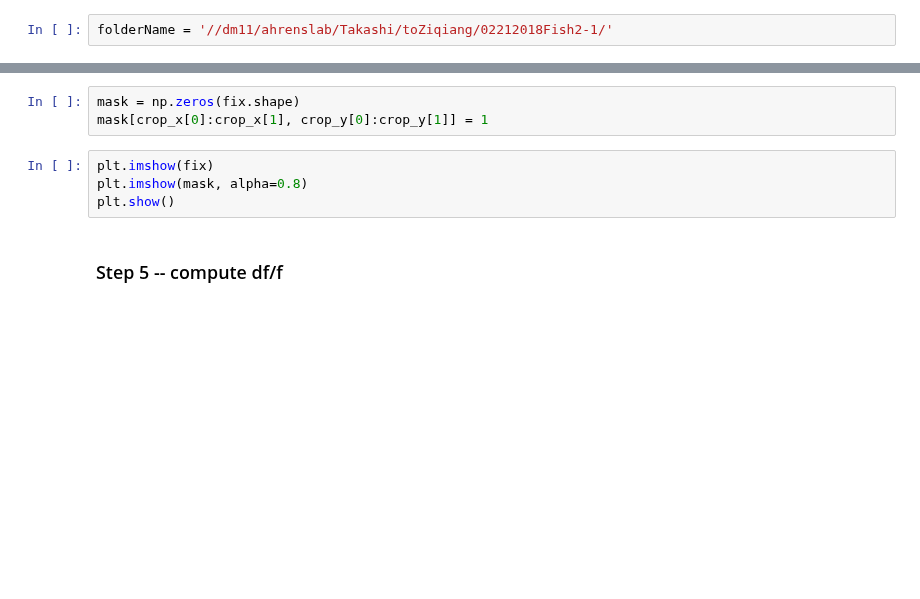
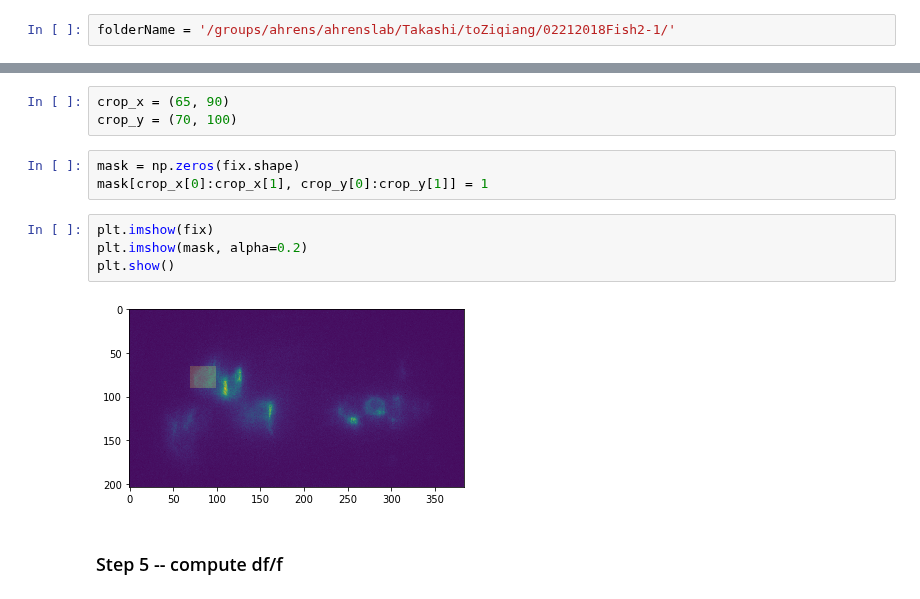
Before and after one commit to zqwei/fish_processing, a Jupyter notebook: notebooks/pixelNoise_motionCorrection.ipynb, the cells around one changed output, grey strips where cells are left out. Drawn from its saved outputs; the diff is of its cells as text; blank space fills up the shorter version.

```diff
--- a/notebooks/pixelNoise_motionCorrection.ipynb
+++ b/notebooks/pixelNoise_motionCorrection.ipynb
@@ -13,7 +16,7 @@ fish_path = os.path.abspath(os.path.join('..'))
 if fish_path not in sys.path:
     sys.path.append(fish_path)
 # %%
-folderName = '//dm11/ahrenslab/Takashi/toZiqiang/02212018Fish2-1/'
+folderName = '/groups/ahrens/ahrenslab/Takashi/toZiqiang/02212018Fish2-1/'
 # %% [markdown]
 ### Camera infomation
 # %%
@@ -130,10 +135,15 @@ crop_y = (65, 95)
+# %%
+crop_x = (65, 90)
+crop_y = (70, 100)
 # %%
 mask = np.zeros(fix.shape)
 mask[crop_x[0]:crop_x[1], crop_y[0]:crop_y[1]] = 1
 # %%
 plt.imshow(fix)
-plt.imshow(mask, alpha=0.8)
+plt.imshow(mask, alpha=0.2)
 plt.show()
+# %% [output]
+[figure, added]
 # %% [markdown]
 ### Step 5 -- compute df/f
 # %%
```
Also changed, not shown: parts of 18 cells of this notebook, 4 other files.
